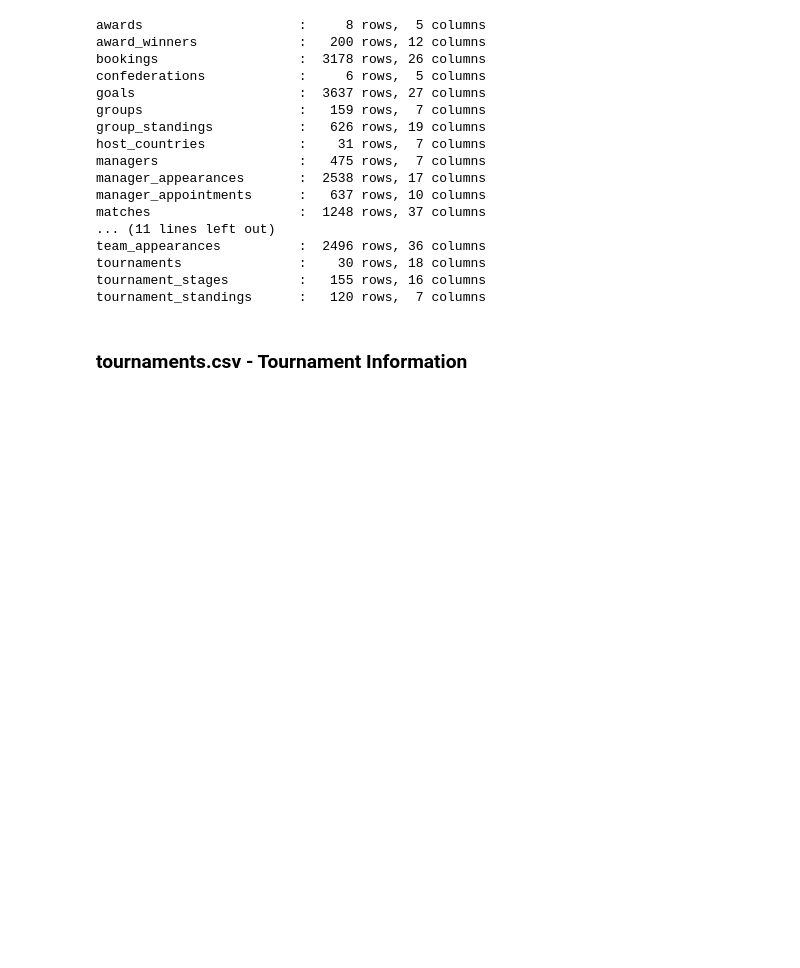
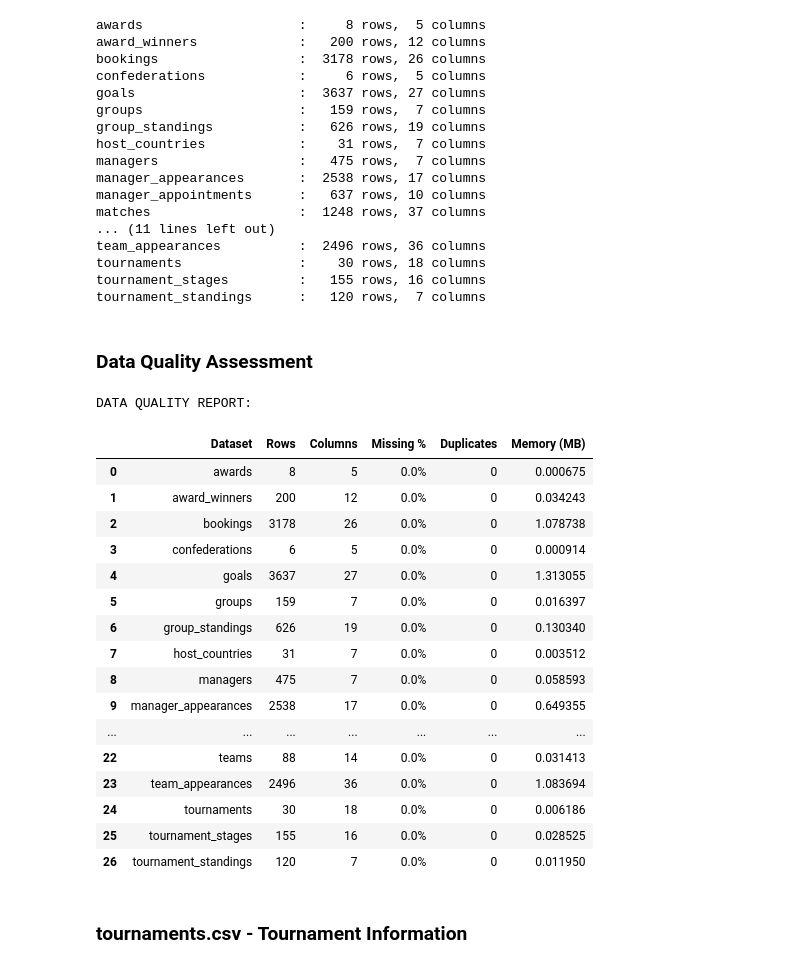
Before and after one commit to Atieng/World-Cup-2026-Goal-Prediction, a Jupyter notebook: index.ipynb, the cells around one changed output. Cells and saved outputs as stored; diff of their text form; code cells hidden in the pictures; blank space fills up the shorter version.

Commit message:
add data quality assessment

```diff
--- a/index.ipynb
+++ b/index.ipynb
@@ -64,6 +64,58 @@ team_appearances          :  2496 rows, 36 columns
 tournaments               :    30 rows, 18 columns
 tournament_stages         :   155 rows, 16 columns
 tournament_standings      :   120 rows,  7 columns
+# %% [markdown]
+### Data Quality Assessment
+# %%
+def comprehensive_data_report(dfs):
+    """Generate comprehensive data quality report"""
+    report = []
+
+    for name, df in dfs.items():
+        # Basic info
+        missing_pct = (df.isnull().sum().sum() / (df.shape[0] * df.shape[1])) * 100
+        duplicate_rows = df.duplicated().sum()
+
+        report.append({
+            'Dataset': name,
+            'Rows': df.shape[0],
+            'Columns': df.shape[1],
+            'Missing %': f"{missing_pct:.1f}%",
+            'Duplicates': duplicate_rows,
+            'Memory (MB)': df.memory_usage(deep=True).sum() / 1024**2
+        })
+
+    report_df = pd.DataFrame(report).sort_values('Missing %', ascending=False)
+    return report_df
+
+quality_report = comprehensive_data_report(dfs)
+print("DATA QUALITY REPORT:")
+display(quality_report)
+
+# Identify datasets with high missing values
+high_missing = quality_report[quality_report['Missing %'].str.rstrip('%').astype(float) > 5]
+if len(high_missing) > 0:
+    print("\n⚠️ Datasets with >5% missing values:")
+    display(high_missing)
+# %% [output]
+DATA QUALITY REPORT:
+|  | Dataset | Rows | Columns | Missing % | Duplicates | Memory (MB) |
+| 0 | awards | 8 | 5 | 0.0% | 0 | 0.000675 |
+| 1 | award_winners | 200 | 12 | 0.0% | 0 | 0.034243 |
+| 2 | bookings | 3178 | 26 | 0.0% | 0 | 1.078738 |
+| 3 | confederations | 6 | 5 | 0.0% | 0 | 0.000914 |
+| 4 | goals | 3637 | 27 | 0.0% | 0 | 1.313055 |
+| 5 | groups | 159 | 7 | 0.0% | 0 | 0.016397 |
+| 6 | group_standings | 626 | 19 | 0.0% | 0 | 0.130340 |
+| 7 | host_countries | 31 | 7 | 0.0% | 0 | 0.003512 |
+| 8 | managers | 475 | 7 | 0.0% | 0 | 0.058593 |
+| 9 | manager_appearances | 2538 | 17 | 0.0% | 0 | 0.649355 |
+| ... | ... | ... | ... | ... | ... | ... |
+| 22 | teams | 88 | 14 | 0.0% | 0 | 0.031413 |
+| 23 | team_appearances | 2496 | 36 | 0.0% | 0 | 1.083694 |
+| 24 | tournaments | 30 | 18 | 0.0% | 0 | 0.006186 |
+| 25 | tournament_stages | 155 | 16 | 0.0% | 0 | 0.028525 |
+| 26 | tournament_standings | 120 | 7 | 0.0% | 0 | 0.011950 |
 # %% [markdown]
 ### tournaments.csv - Tournament Information
 # %%
```
Also changed, not shown: parts of 1 cell of this notebook.
